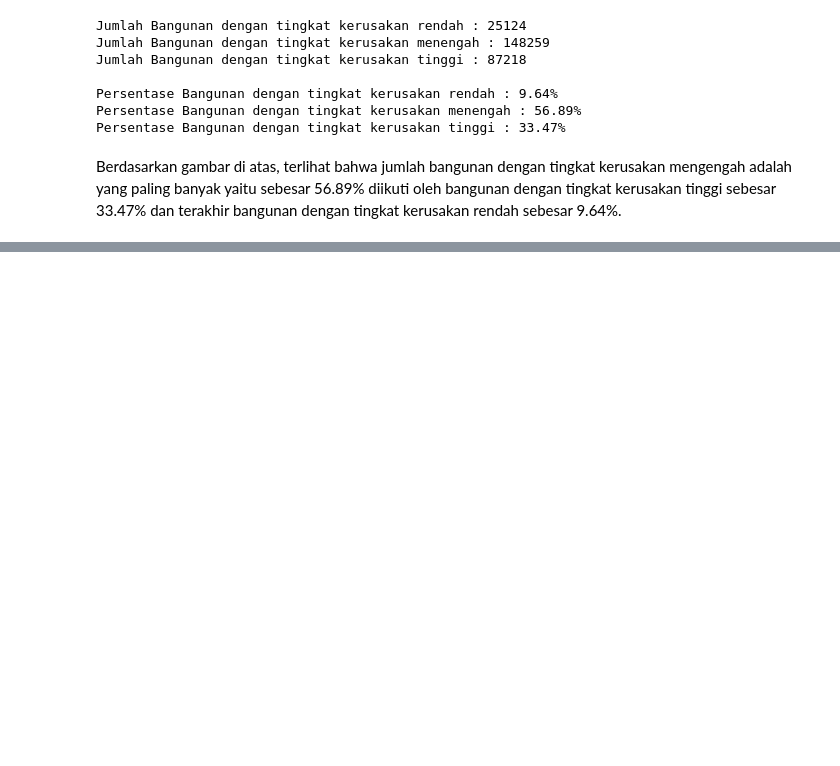
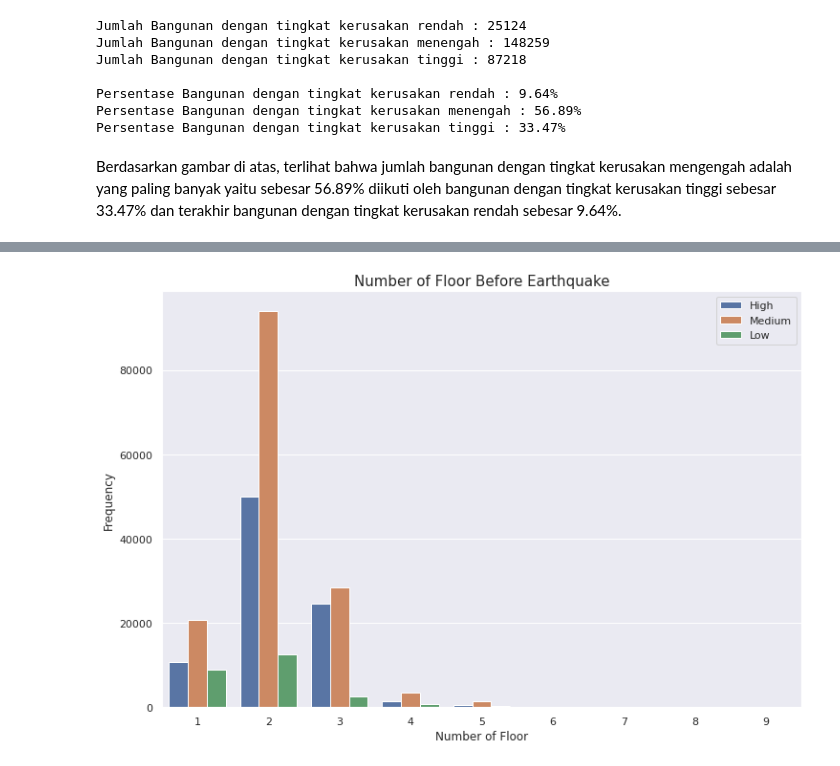
Before and after one commit to ReynaraEzra/Richter-Earthquake-Prediction, a Jupyter notebook: Richter_Prediction_Part1.ipynb, the cells around one changed output, grey strips where cells are left out. Saved outputs shown, nothing was run; the diff lists cells and outputs as text; code cells hidden in the pictures; blank space fills up the shorter version.

```diff
--- a/Richter_Prediction_Part1.ipynb
+++ b/Richter_Prediction_Part1.ipynb
@@ -352,0 +403,11 @@ plot_box(train, 'geo_level_3_id', 'Geo Level 3','Damage Grade Per Geographic Reg
+# %%
+plt.figure(figsize=(12,8))
+
+sns.countplot(train['count_floors_pre_eq'], hue=train['damage_grade'])
+plt.xlabel('Number of Floor', fontsize=12)
+plt.ylabel('Frequency', fontsize=12)
+plt.title('Number of Floor Before Earthquake', fontsize=15)
+plt.legend(loc='upper right')
+plt.show()
+# %% [output]
+[figure, added]
```
Also changed, not shown: parts of 30 cells of this notebook.
